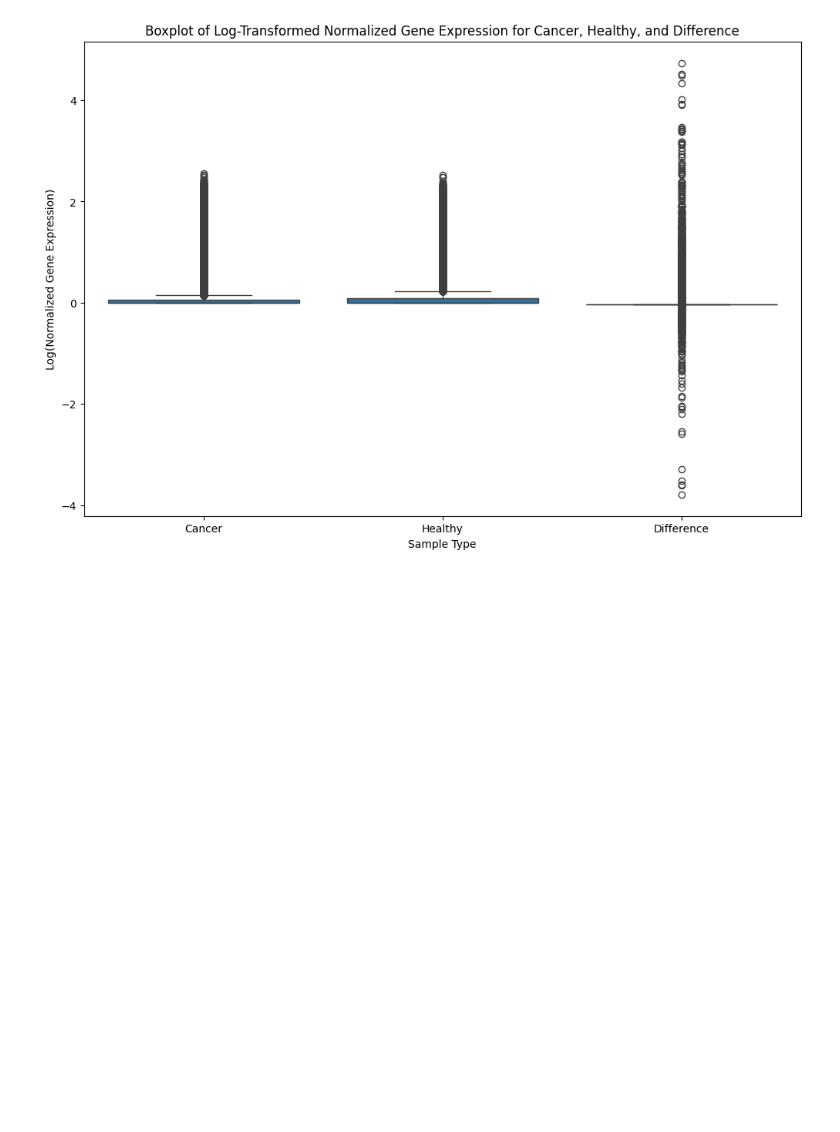
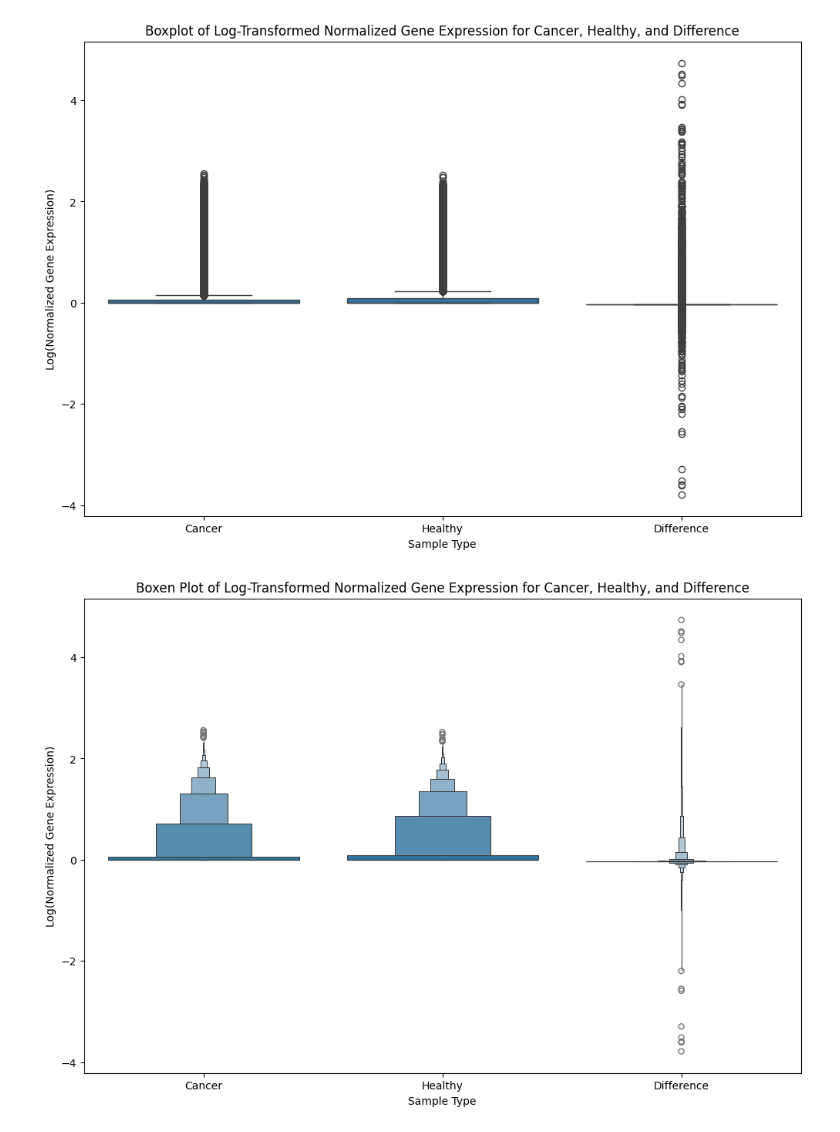
Before and after one commit to Swatkats13/CS506_Final_Project, a Jupyter notebook: data_processing.ipynb, the cells around one changed output. Drawn from its saved outputs; the diff is of its cells as text; code cells hidden in the pictures; blank space fills up the shorter version.

Commit message:
Added more data visualization plots

```diff
--- a/data_processing.ipynb
+++ b/data_processing.ipynb
@@ -372,3 +372,13 @@ plt.title('Boxplot of Log-Transformed Normalized Gene Expression for Cancer, Hea
 plt.show()
 # %% [output]
 [figure]
+# %%
+# Boxen plot
+plt.figure(figsize=(12, 8))
+sns.boxenplot(x='Type', y='Log Expression', data=df)
+plt.xlabel('Sample Type')
+plt.ylabel('Log(Normalized Gene Expression)')
+plt.title('Boxen Plot of Log-Transformed Normalized Gene Expression for Cancer, Healthy, and Difference')
+plt.show()
+# %% [output]
+[figure, added]
```
Also changed, not shown: parts of 1 cell of this notebook.
